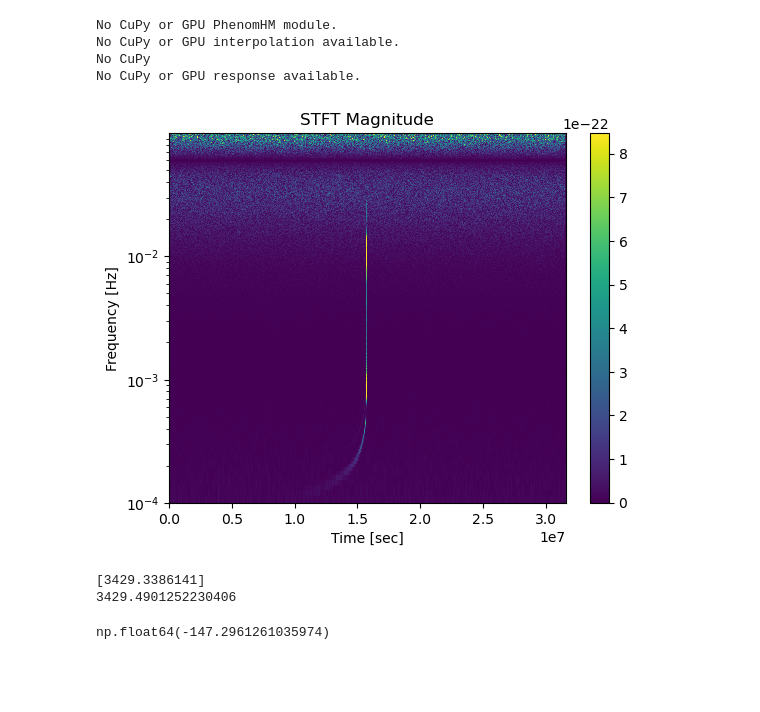
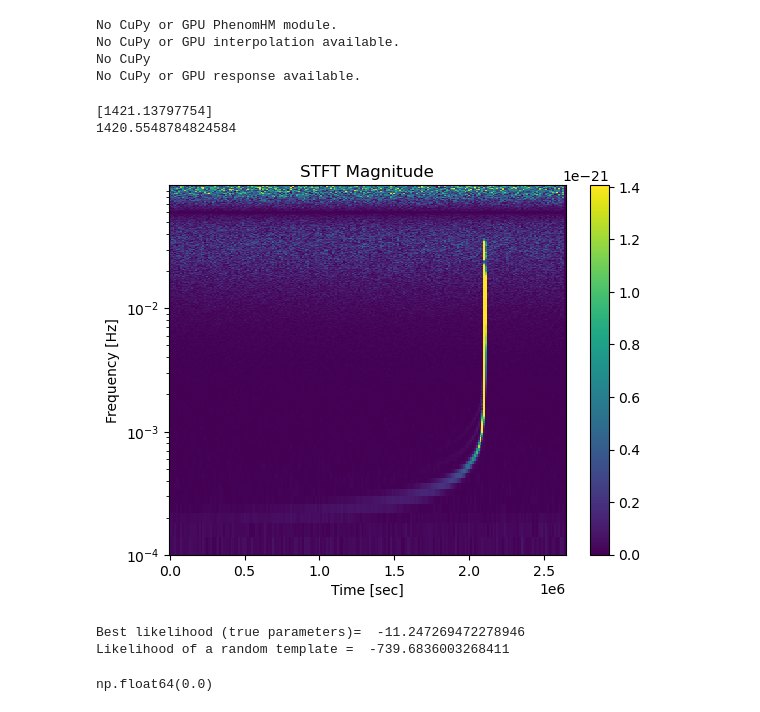
Before and after one commit to manishprasad0/LISA_Master_Thesis, a Jupyter notebook: time_freq_mcmc.ipynb, the cells around one changed output. Saved outputs shown, nothing was run; the diff lists cells and outputs as text; code cells hidden in the pictures; blank space fills up the shorter version.

Commit message:
time freq mcmc now works, also added eryn tutorial

```diff
--- a/time_freq_mcmc.ipynb
+++ b/time_freq_mcmc.ipynb
@@ -26,7 +26,7 @@ No CuPy or GPU interpolation available.
 No CuPy
 No CuPy or GPU response available.
 # %%
-Tobs = YRSID_SI
+Tobs = YRSID_SI/12
 dt = 5.
 include_T_channel = False # Set to True if you want to include the T channel in the simulation, otherwise only A and E channels will be included.
 
@@ -35,7 +35,7 @@ sim = LISASimulator(Tobs=Tobs, dt=dt, wave_gen=wave_gen, include_T_channel=inclu
 
 f_ref = 0.0
 phi_ref = 0.0
-m1 = 9e5
+m1 = 7e5
 m2 = 5e5
 a1 = 0.2
 a2 = 0.4
@@ -44,7 +44,7 @@ inc = np.pi/3
 beta = np.pi/4.
 lam = np.pi/5.
 psi = np.pi/6.
-t_ref = 0.5 * YRSID_SI  # in the SSB reference frame
+t_ref = 0.9 * YRSID_SI  # in the SSB reference frame
 
 parameters = np.array([m1, m2, a1, a2, dist, phi_ref, f_ref, inc, lam, beta, psi, t_ref])
 
@@ -52,13 +52,11 @@ modes = [(2,2), (2,1), (3,3), (3,2), (4,4), (4,3)]
 waveform_kwargs = dict(direct=False, fill=True, squeeze=False, length=1024)
 
 data_t, data_f, f_array, t_array, sens_mat = sim(seed = 42, parameters=parameters, modes=modes, waveform_kwargs=waveform_kwargs)
-# %%
-sim.plot_time_frequency()
-# %% [output]
-[figure, removed]
 # %%
+sim.plot_time_frequency(nperseg=5000)
 print(sim.SNR_optimal())
 print(likelihood.template_snr(data_f, sim.signal_f, AE1SensitivityMatrix(f_array), df=sim.df))
 # %% [output]
-[3429.3386141]
-3429.4901252230406
+[1421.13797754]
+1420.5548784824584
+[figure, added]
@@ -68,5 +63,60 @@ analysis.get_stft_of_data()
+# %%
+analysis = TimeFreqLikelihood(data_t=data_t, wave_gen=wave_gen)
+analysis.get_stft_of_data()
+print("Best likelihood (true parameters)= ", analysis.calculate_time_frequency_likelihood(
+    m1*1.000,
+    m2,
+    a1,
+    a2,
+    dist,
+    phi_ref,
+    f_ref,
+    inc,
+    lam,
+    beta,
+    psi,
+    t_ref,
+    waveform_kwargs=dict(
+        length=1024,
+        combine=False,  # TODO: check this
+        direct=False,
+        fill=True,
+        squeeze=True,
+        freqs=f_array,
+        modes=modes
+    )
+))
+print("Likelihood of a random template = ", analysis.calculate_time_frequency_likelihood(
+    m1 *20* (1 + 1e-7 * np.random.randn(1))[0],
+    m2 * (1 + 1e-7 * np.random.randn(1))[0],
+    a1,
+    a2,
+    dist ,
+    phi_ref * (1 + 1e-7 * np.random.randn(1))[0],
+    f_ref,
+    inc,
+    lam,
+    beta,
+    psi,
+    t_ref * (1 + 1e-7 * np.random.randn(1))[0],
+    waveform_kwargs=dict(
+        length=1024,
+        combine=False,  # TODO: check this
+        direct=False,
+        fill=True,
+        squeeze=True,
+        freqs=f_array,
+        modes=modes
+    )
+))#/analysis.dt
+# %% [output]
+Best likelihood (true parameters)=  -11.247269472278946
+Likelihood of a random template =  -739.6836003268411
 # %%
-analysis.calculate_time_frequency_likelihood(
+# Check is the likelihood is zero by computing the likelihood of a template with the true parameters with the noise-free signal.
+analysis_no_noise = TimeFreqLikelihood(data_t=sim.signal_t[0], wave_gen=wave_gen)
+analysis_no_noise.get_stft_of_data()
+analysis_no_noise.calculate_time_frequency_likelihood(
     m1,
     m2,
     a1,
@@ -81,13 +131,12 @@ analysis.calculate_time_frequency_likelihood(
     t_ref,
     waveform_kwargs=dict(
         length=1024,
-        combine=False,  # TODO: check this
         direct=False,
         fill=True,
-        squeeze=True,
+        squeeze=False,
         freqs=f_array,
         modes=modes
     )
 )
 # %% [output]
-np.float64(-147.2961261035974)
+np.float64(0.0)
```
Also changed, not shown: parts of 13 cells of this notebook, 4 other files.
